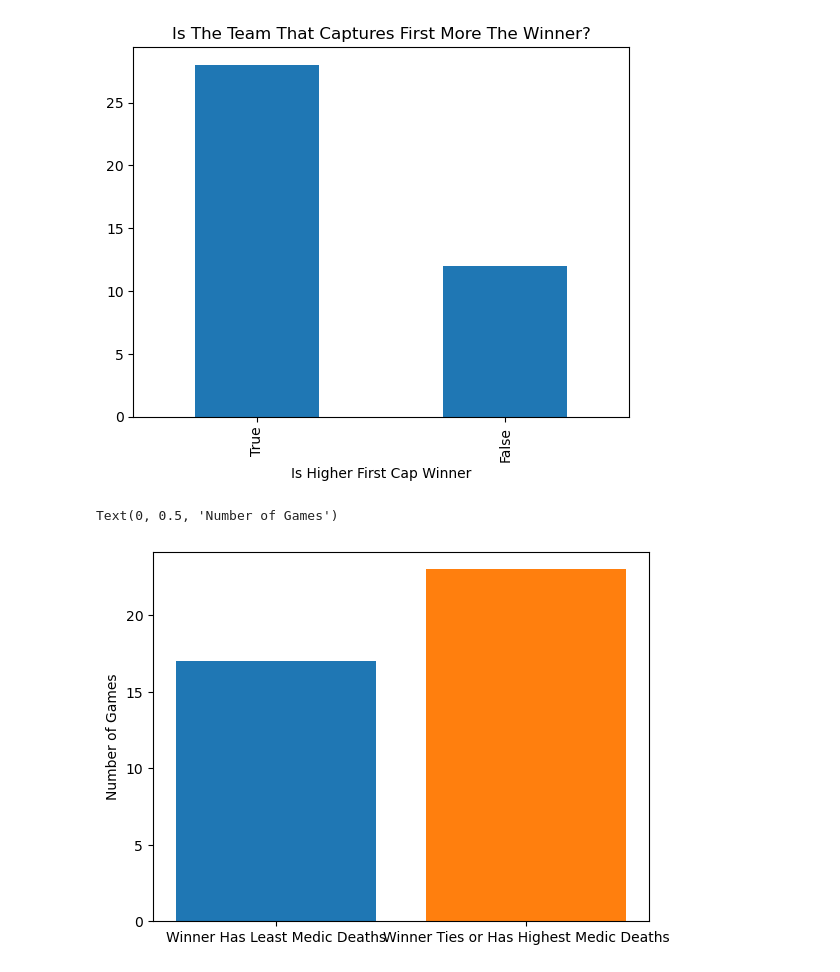
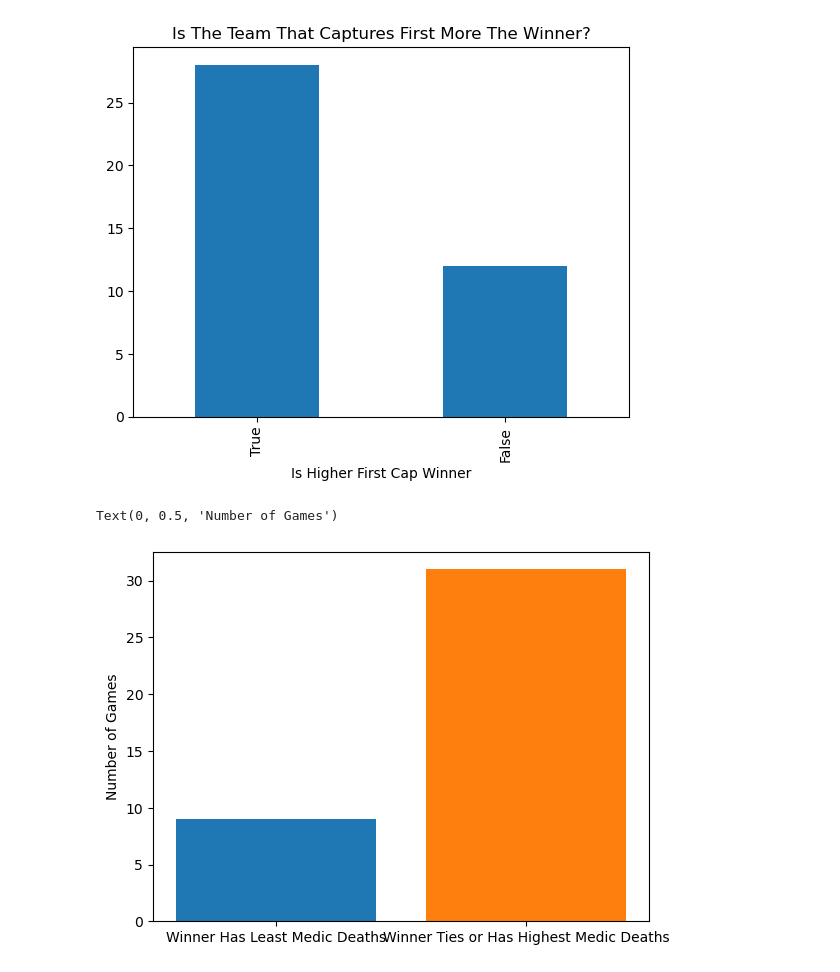
Before and after one commit to AlexPhilipsen/DataMiningProject, a Jupyter notebook: New/results.ipynb, the cells around one changed output. Cells and saved outputs as stored; diff of their text form; code cells hidden in the pictures.

```diff
--- a/New/results.ipynb
+++ b/New/results.ipynb
@@ -168,34 +168,34 @@ game_table_df['Is Higher First Cap Winner'].value_counts().plot(kind='bar', titl
 # %%
 c.execute("""SELECT game_event.game_ID, team, event_name, game_table.winner
           FROM game_event
           INNER JOIN game_table
-          ON game_table.game_ID""")
+          ON game_table.game_ID = game_event.game_ID""")
 
 results = c.fetchall()
 
 medic_death_df = pd.DataFrame(results, columns=[desc[0] for desc in c.description])
 num_games = medic_death_df['game_ID'].nunique()
 
 medic_death_df = medic_death_df[medic_death_df['event_name'] == 'medic_death']
 
 team_counts = medic_death_df.groupby(['game_ID', 'team']).size().reset_index(name='team_count')
 
 result = pd.merge(medic_death_df, team_counts, on=['game_ID', 'team'])
 
 # Show if the one with the most med deaths was the one that lost
 min_count = result.groupby('game_ID')['team_count'].min()
 result_with_min = result.merge(min_count, on='game_ID', suffixes=('', '_min'))
 result_with_min['winner_has_lowest_med_deaths'] = ((result_with_min['team'] == result_with_min['winner']) &
                                                    (result_with_min['team_count'] == result_with_min['team_count_min'])
                                                    )
 winner_has_lowest_med_deaths = result_with_min.groupby('game_ID')['winner_has_lowest_med_deaths'].max().sum()
 
 plt.bar(['Winner Has Least Medic Deaths'], [winner_has_lowest_med_deaths])
 plt.bar(['Winner Ties or Has Highest Medic Deaths'], [num_games - winner_has_lowest_med_deaths])
 plt.ylabel('Number of Games')
 # %% [output]
 Text(0, 0.5, 'Number of Games')
-[figure, old version]
+[figure, new version]
 # %%
 c.execute("""SELECT game_player.game_ID, player_ID, team, kills, deaths, winner
           FROM game_player
```
Also changed, not shown: parts of 4 cells of this notebook.
